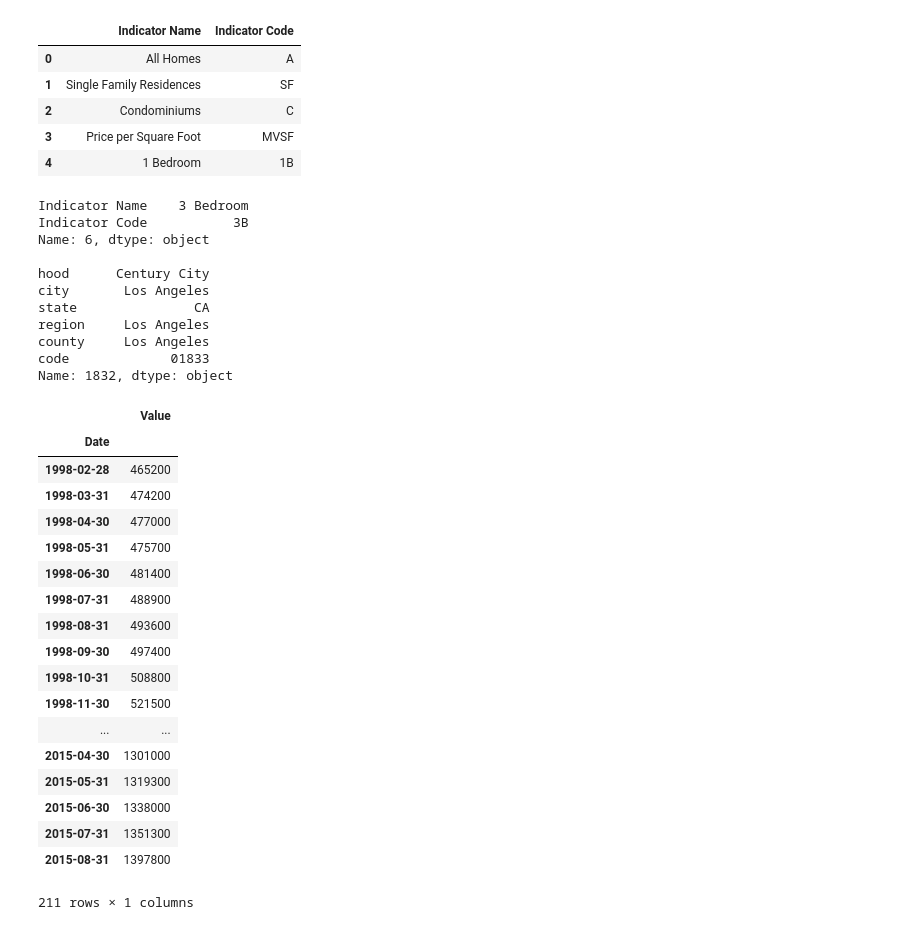
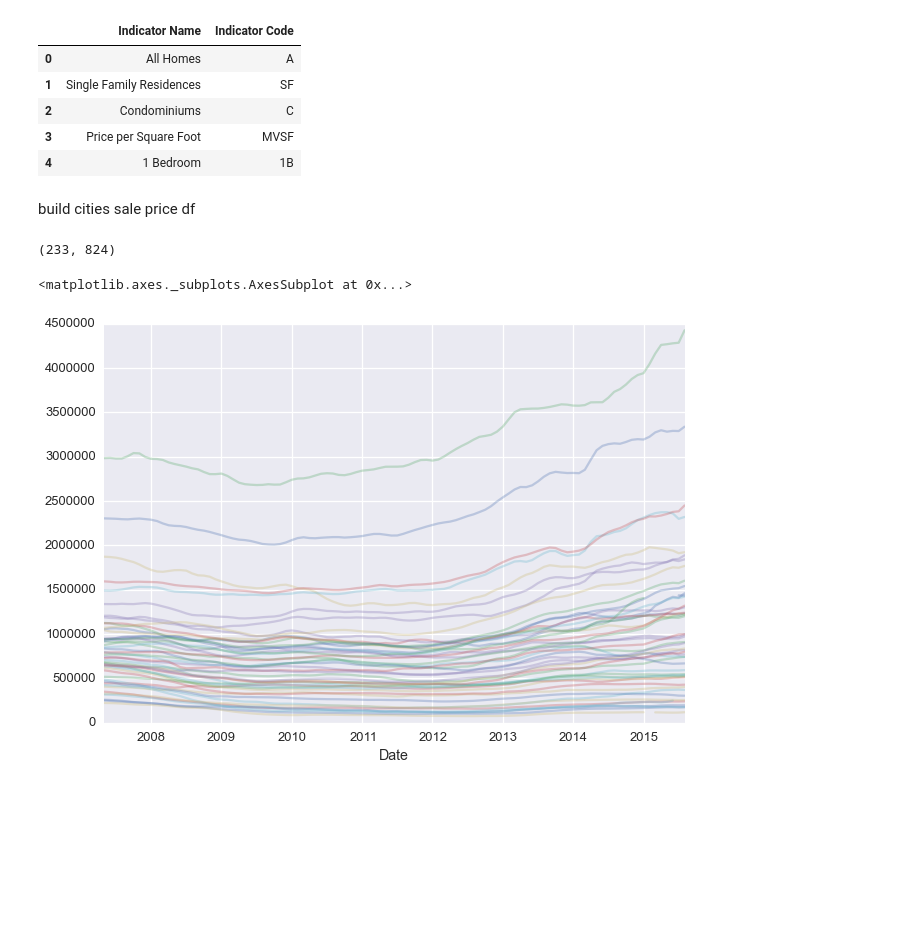
Before and after one commit to rhouck/re, a Jupyter notebook: explore.ipynb, the cells around one changed output. Drawn from its saved outputs; the diff is of its cells as text; code cells hidden in the pictures; blank space fills up the shorter version.

Commit message:
progress on momentum strategy, finisehd creating quintile plot

```diff
--- a/explore.ipynb
+++ b/explore.ipynb
@@ -2,11 +8,14 @@
 %matplotlib inline
 
 import sys
+import datetime
 
+import matplotlib.pyplot as plt
 import pandas as pd
 import seaborn as sns
 import Quandl
+import numpy as np
 
-sys.path.append('/Users/ryanchouck/dev/re/FigureData')
+import utils as ut
 
-sns.set_context("paper")
+sns.set_context("talk")
@@ -49,43 +35,5 @@ indicator.head()
 | 2 | Condominiums | C |
 | 3 | Price per Square Foot | MVSF |
 | 4 | 1 Bedroom | 1B |
-# %%
-i = 6
-h = 1832
-print indicator.ix[i,:]
-print
-print hoods.ix[h]
-print
-
-Quandl.get("ZILL/N{0}_{1}".format(hoods.ix[h,'code'], indicator.ix[i,1]))
-# %% [output]
-Indicator Name    3 Bedroom
-Indicator Code           3B
-Name: 6, dtype: object
-
-hood      Century City
-city       Los Angeles
-state               CA
-region     Los Angeles
-county     Los Angeles
-code             01833
-Name: 1832, dtype: object
-|  | Value |
-| Date |  |
-| 1998-02-28 | 465200 |
-| 1998-03-31 | 474200 |
-| 1998-04-30 | 477000 |
-| 1998-05-31 | 475700 |
-| 1998-06-30 | 481400 |
-| 1998-07-31 | 488900 |
-| 1998-08-31 | 493600 |
-| 1998-09-30 | 497400 |
-| 1998-10-31 | 508800 |
-| 1998-11-30 | 521500 |
-| ... | ... |
-| 2015-04-30 | 1301000 |
-| 2015-05-31 | 1319300 |
-| 2015-06-30 | 1338000 |
-| 2015-07-31 | 1351300 |
-| 2015-08-31 | 1397800 |
-211 rows × 1 columns
+# %% [markdown]
+build cities sale price df
@@ -91,0 +42,9 @@ Name: 1832, dtype: object
+# %%
+px.shape
+# %% [output]
+(233, 824)
+# %%
+px.ix[-100:,-50:].plot(alpha=.3, legend=False)
+# %% [output]
+<matplotlib.axes._subplots.AxesSubplot at 0x...>
+[figure, added]
```
Also changed, not shown: parts of 24 cells of this notebook, 1 other file.
